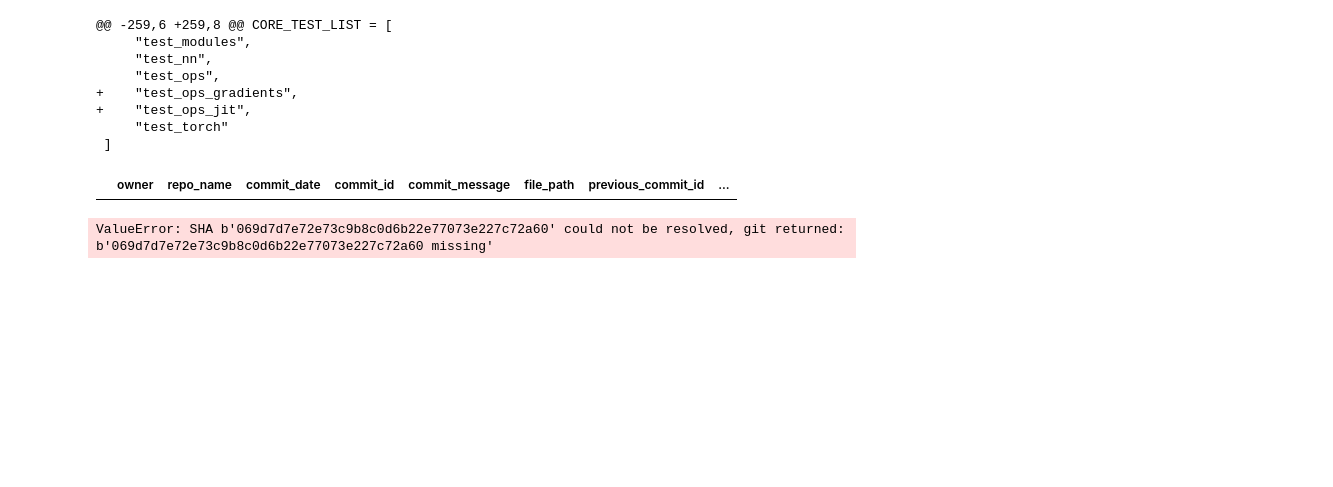
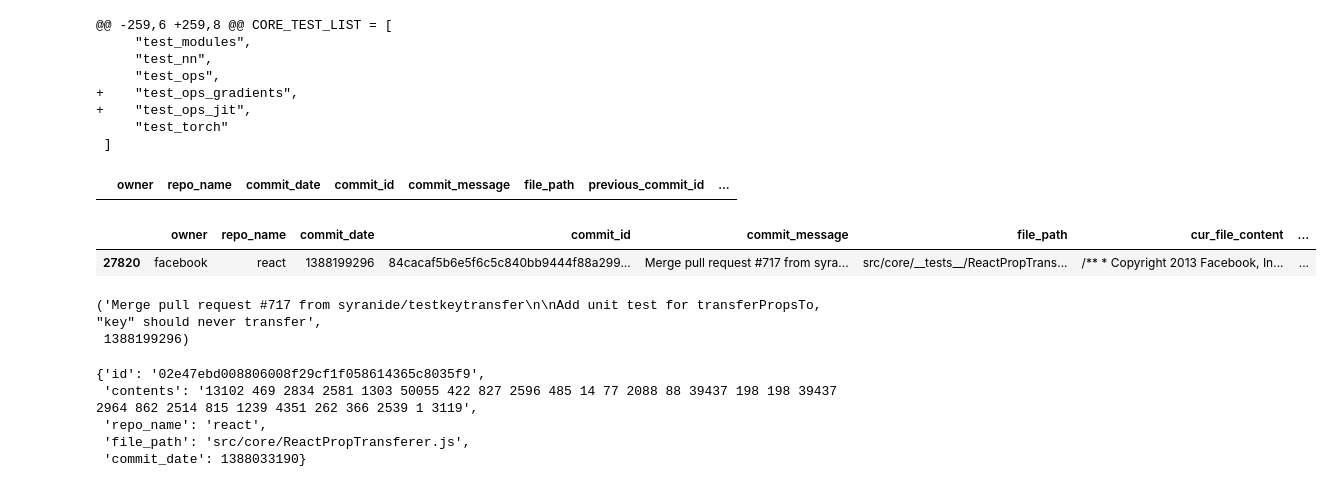
Before and after one commit to Siddharth-Gandhi/ds, a Jupyter notebook: notebooks/inspect_repos.ipynb, the cells around one changed output. Drawn from its saved outputs; the diff is of its cells as text; code cells hidden in the pictures; blank space fills up the shorter version.

```diff
--- a/notebooks/inspect_repos.ipynb
+++ b/notebooks/inspect_repos.ipynb
@@ -132,6 +162,9 @@ fbRepo = git.Repo('../repos/facebook_react')
 # %%
 # get commit 069d7d7e72e73c9b8c0d6b22e77073e227c72a60
 
-commit = fbRepo.commit('069d7d7e72e73c9b8c0d6b22e77073e227c72a60')
+commit = fbRepo.commit('84cacaf5b6e5f6c5c840bb9444f88a299c138301')
-# %% [output]
-ValueError: SHA b'069d7d7e72e73c9b8c0d6b22e77073e227c72a60' could not be resolved, git returned: b'069d7d7e72e73c9b8c0d6b22e77073e227c72a60 missing'
+# %%
+fbdf.query("commit_id == '84cacaf5b6e5f6c5c840bb9444f88a299c138301'")
+# %% [output]
+|  | owner | repo_name | commit_date | commit_id | commit_message | file_path | cur_file_content | ... |
+| 27820 | facebook | react | 1388199296 | 84cacaf5b6e5f6c5c840bb9444f88a299... | Merge pull request #717 from syra... | src/core/__tests__/ReactPropTrans... | /** * Copyright 2013 Facebook, In... | ... |
@@ -137,0 +182,15 @@ ValueError: SHA b'069d7d7e72e73c9b8c0d6b22e77073e227c72a60' could not be resolve
+# %%
+query_msg = fbdf.query("commit_id == '84cacaf5b6e5f6c5c840bb9444f88a299c138301'")['commit_message'].values[0]
+query_date = fbdf.query("commit_id == '84cacaf5b6e5f6c5c840bb9444f88a299c138301'")['commit_date'].values[0]
+query_msg, query_date
+# %% [output]
+('Merge pull request #717 from syranide/testkeytransfer\n\nAdd unit test for transferPropsTo, "key" should never transfer',
+ 1388199296)
+# %%
+obj
+# %% [output]
+{'id': '02e47ebd008806008f29cf1f058614365c8035f9',
+ 'contents': '13102 469 2834 2581 1303 50055 422 827 2596 485 14 77 2088 88 39437 198 198 39437 2964 862 2514 815 1239 4351 262 366 2539 1 3119',
+ 'repo_name': 'react',
+ 'file_path': 'src/core/ReactPropTransferer.js',
+ 'commit_date': 1388033190}
```
Also changed, not shown: parts of 19 cells of this notebook, 5 other files.
